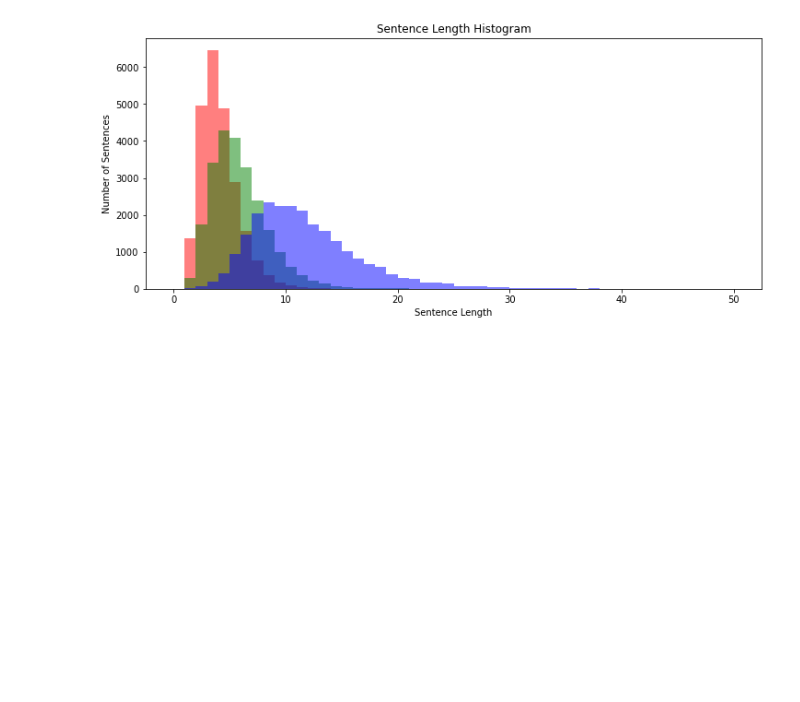
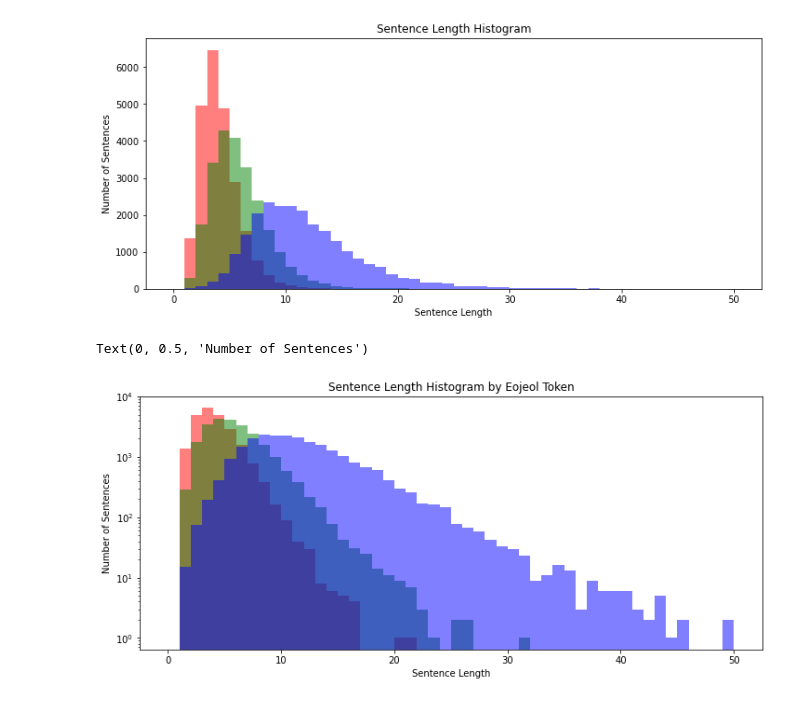
Before and after one commit to kitae104/New_Python, a Jupyter notebook: Chatbot/My_Chatbot.ipynb, the cells around one changed output. Saved outputs shown, nothing was run; the diff lists cells and outputs as text; code cells hidden in the pictures; blank space fills up the shorter version.

```diff
--- a/Chatbot/My_Chatbot.ipynb
+++ b/Chatbot/My_Chatbot.ipynb
@@ -8,5 +9,6 @@ import pandas as pd
 # %%
-data = pd.read_csv('./data/ChatbotData .csv', encoding='utf-8')
+DATA_IN_PATH = './data/'
+data = pd.read_csv(DATA_IN_PATH +'ChatbotData .csv', encoding='utf-8')
 data.head()
 # %% [output]
 |  | Q | A | label |
@@ -42,3 +44,15 @@ plt.ylabel('Number of Sentences')
 plt.show()
 # %% [output]
 [figure]
+# %%
+plt.figure(figsize=(12, 5))
+plt.hist(sent_len_by_token, bins=50, range=[0,50], alpha=0.5, color= 'r', label='eojeol')
+plt.hist(sent_len_by_morph, bins=50, range=[0,50], alpha=0.5, color='g', label='morph')
+plt.hist(sent_len_by_eumjeol, bins=50, range=[0,50], alpha=0.5, color='b', label='eumjeol')
+plt.yscale('log')   # 확인 필요
+plt.title('Sentence Length Histogram by Eojeol Token')
+plt.xlabel('Sentence Length')
+plt.ylabel('Number of Sentences')
+# %% [output]
+Text(0, 0.5, 'Number of Sentences')
+[figure, added]
```
Also changed, not shown: parts of 19 cells of this notebook, 1 other file.
